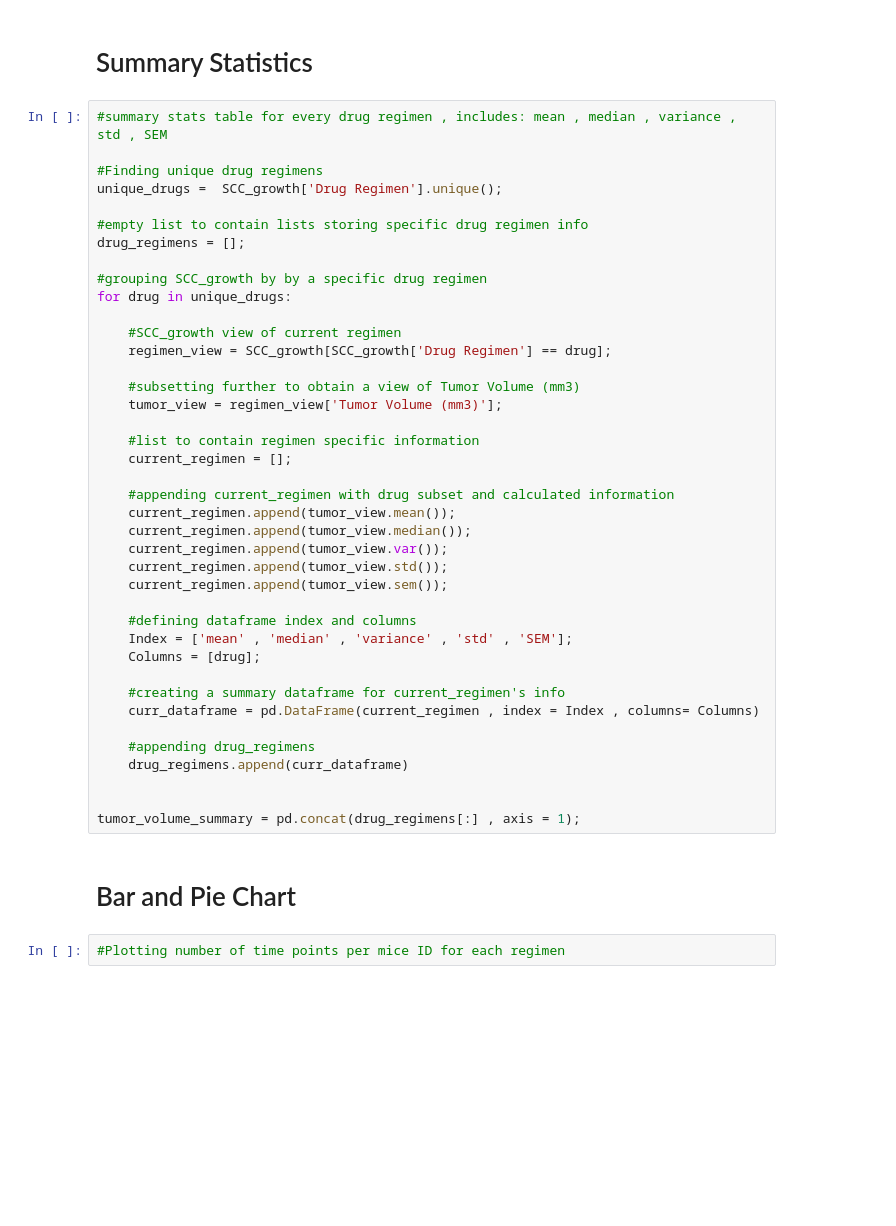
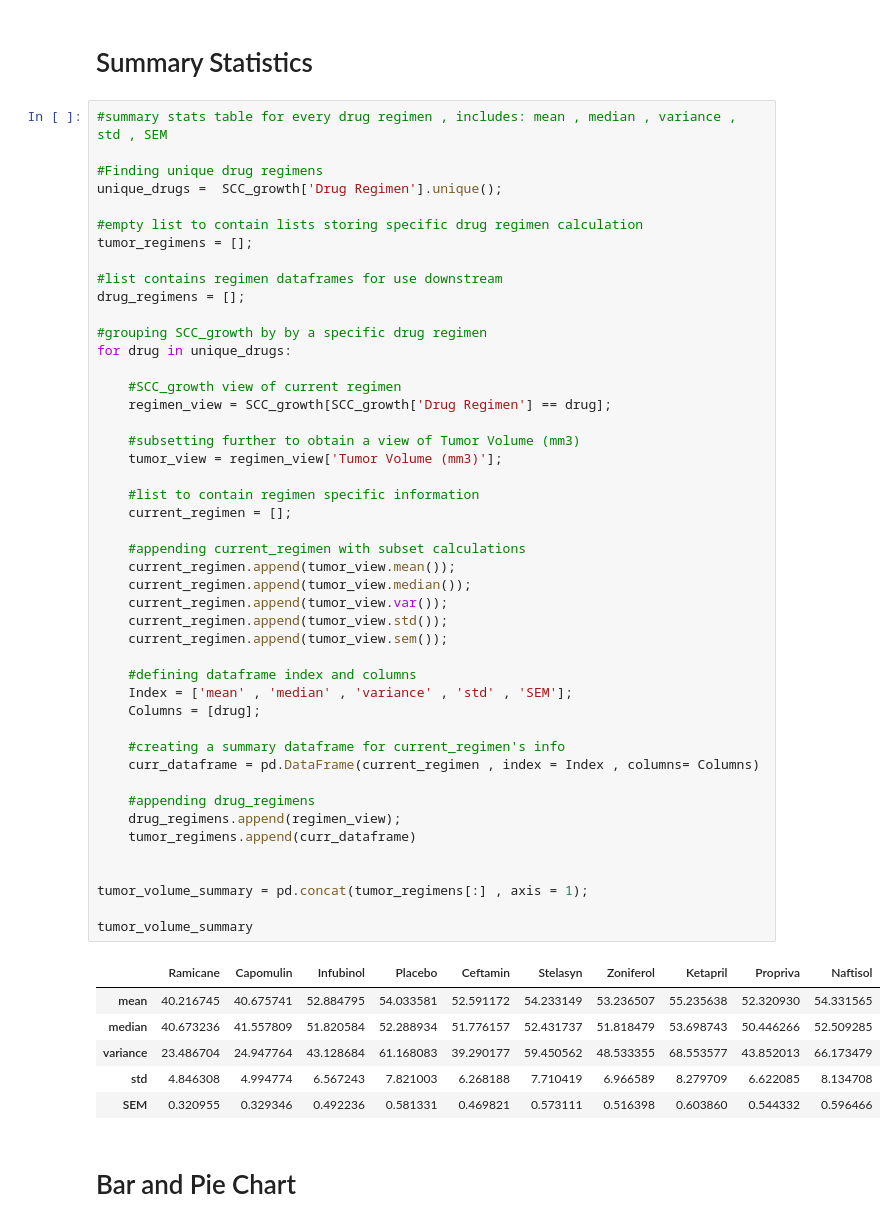
Before and after one commit to awesomepack/Pymaceuticals, a Jupyter notebook: Pymaceuticals.ipynb, the cells around one changed output. Drawn from its saved outputs; the diff is of its cells as text; blank space fills up the shorter version.

```diff
--- a/Pymaceuticals.ipynb
+++ b/Pymaceuticals.ipynb
@@ -67,41 +67,52 @@ print(new_mice_count);
 #Finding unique drug regimens
 unique_drugs =  SCC_growth['Drug Regimen'].unique();
 
-#empty list to contain lists storing specific drug regimen info
+#empty list to contain lists storing specific drug regimen calculation
+tumor_regimens = [];
+
+#list contains regimen dataframes for use downstream
 drug_regimens = [];
 
 #grouping SCC_growth by by a specific drug regimen
 for drug in unique_drugs:
 
     #SCC_growth view of current regimen
     regimen_view = SCC_growth[SCC_growth['Drug Regimen'] == drug];
 
     #subsetting further to obtain a view of Tumor Volume (mm3)
     tumor_view = regimen_view['Tumor Volume (mm3)'];
 
     #list to contain regimen specific information
     current_regimen = [];
 
-    #appending current_regimen with drug subset and calculated information
+    #appending current_regimen with subset calculations
     current_regimen.append(tumor_view.mean());
     current_regimen.append(tumor_view.median());
     current_regimen.append(tumor_view.var());
     current_regimen.append(tumor_view.std());
     current_regimen.append(tumor_view.sem());
 
     #defining dataframe index and columns
     Index = ['mean' , 'median' , 'variance' , 'std' , 'SEM'];
     Columns = [drug];
 
     #creating a summary dataframe for current_regimen's info
     curr_dataframe = pd.DataFrame(current_regimen , index = Index , columns= Columns)
 
     #appending drug_regimens
-    drug_regimens.append(curr_dataframe)
+    drug_regimens.append(regimen_view);
+    tumor_regimens.append(curr_dataframe)
 
 
-tumor_volume_summary = pd.concat(drug_regimens[:] , axis = 1);
+tumor_volume_summary = pd.concat(tumor_regimens[:] , axis = 1);
+
+tumor_volume_summary
+# %% [output]
+|  | Ramicane | Capomulin | Infubinol | Placebo | Ceftamin | Stelasyn | Zoniferol | Ketapril | Propriva | Naftisol |
+| mean | 40.216745 | 40.675741 | 52.884795 | 54.033581 | 52.591172 | 54.233149 | 53.236507 | 55.235638 | 52.320930 | 54.331565 |
+| median | 40.673236 | 41.557809 | 51.820584 | 52.288934 | 51.776157 | 52.431737 | 51.818479 | 53.698743 | 50.446266 | 52.509285 |
+| variance | 23.486704 | 24.947764 | 43.128684 | 61.168083 | 39.290177 | 59.450562 | 48.533355 | 68.553577 | 43.852013 | 66.173479 |
+| std | 4.846308 | 4.994774 | 6.567243 | 7.821003 | 6.268188 | 7.710419 | 6.966589 | 8.279709 | 6.622085 | 8.134708 |
+| SEM | 0.320955 | 0.329346 | 0.492236 | 0.581331 | 0.469821 | 0.573111 | 0.516398 | 0.603860 | 0.544332 | 0.596466 |
 # %% [markdown]
 # Bar and Pie Chart
-# %%
-#Plotting number of time points per mice ID for each regimen
```
Also changed, not shown: parts of 2 cells of this notebook.
